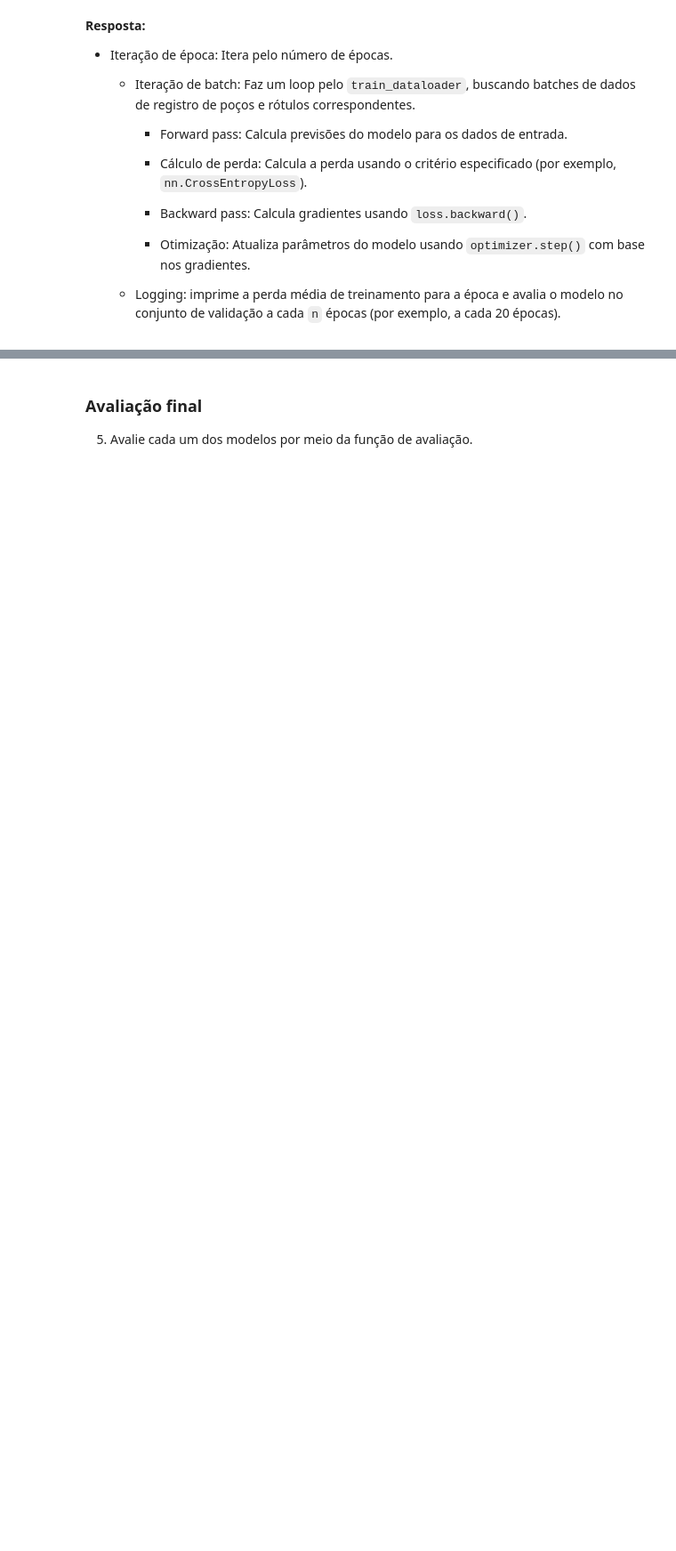
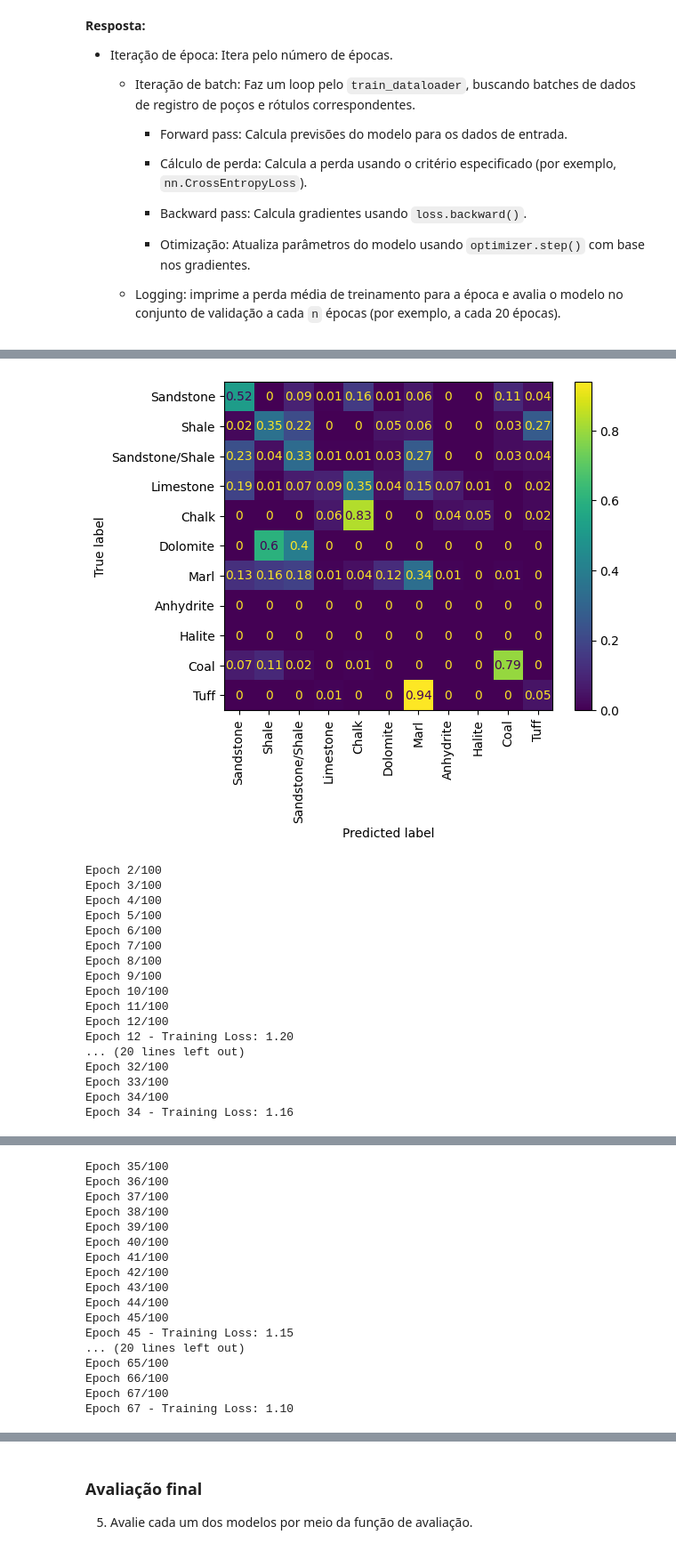
Before and after one commit to uai-ufmg/ciag-2025.1-rj, a Jupyter notebook: semana03/pratica/tatu/S03P01 - Gabarito - Classificador de Litologia.ipynb, the cells around one changed output, grey strips where cells are left out. Shown at 89% size. Drawn from its saved outputs; the diff is of its cells as text; code cells hidden in the pictures; blank space fills up the shorter version.

```diff
--- a/semana03/pratica/tatu/S03P01 - Gabarito - Classificador de Litologia.ipynb
+++ b/semana03/pratica/tatu/S03P01 - Gabarito - Classificador de Litologia.ipynb
@@ -315,6 +315,6 @@ y_test = test_data[cfg.class_col]
 # %%
 scaler = StandardScaler()
 
-X_train[cfg.logs] = scaler.fit_transform(X_train[cfg.logs])
-X_val[cfg.logs] = scaler.transform(X_val[cfg.logs])
-X_test[cfg.logs] = scaler.transform(X_test[cfg.logs])
+X_train.loc[:, cfg.logs] = scaler.fit_transform(X_train.loc[:, cfg.logs])
+X_val.loc[:, cfg.logs] = scaler.transform(X_val.loc[:, cfg.logs])
+X_test.loc[:, cfg.logs] = scaler.transform(X_test.loc[:, cfg.logs])
@@ -390,7 +374,7 @@ class LithologyDataset(Dataset):
         self.lithology_column = lithology_column
         self.no_missing_logs = self.logs + [self.lithology_column]
 
-        self.data['labels'] = labels
+        self.data.loc[:, 'labels'] = labels
         self.list_of_sequences = self.__create_dataset(self.data, verbose=False)
 
     def __create_dataset(self, df:pd.DataFrame, verbose:bool=False) -> list:
@@ -652,8 +636,6 @@ BiRNN_model = RNN(len(cfg.logs), 64, cfg.num_classes, bidirectional=False).to(de
 class_weights = compute_class_weight('balanced', classes=np.unique(y_train.values), y=y_train.values)
 class_weights_torch = torch.tensor(class_weights, dtype=torch.float).to(device)
 criterion = nn.CrossEntropyLoss(weight=class_weights_torch, reduction='mean')
-
-optimizer = torch.optim.Adam(model.parameters(), lr=0.0001)
 # %% [markdown]
 ### Loop de treinamento
 
@@ -675,12 +657,12 @@ optimizer = torch.optim.Adam(model.parameters(), lr=0.0001)
 
     - Logging: imprime a perda média de treinamento para a época e avalia o modelo no conjunto de validação a cada `n` épocas (por exemplo, a cada 20 épocas).
 # %%
-def train(model, epochs=100):
+def train(model, optimizer, epochs=100):
 
     for epoch in range(epochs):
 
         if cfg.verbose:
-            print(f'Epoch {epoch+1}/{epochs}', end='\r')
+            print(f'Epoch {epoch+1}/{epochs}', end='\n')
 
         total_loss = 0
         model.train()
@@ -707,9 +689,12 @@ def train(model, epochs=100):
             optimizer.step()
 
         if cfg.verbose == True and epoch%11==0:
-            print(f"Epoch {epoch+1}/{epochs} - Training Loss: {(total_loss/len(train_dataloader)):.2f}")
+            print(f"Epoch {epoch+1} - Training Loss: {(total_loss/len(train_dataloader)):.2f}")
 
         if epoch%33==0:
             evaluate(model, val_dataloader)
 # %%
-train(RNN_model)
+optimizer = torch.optim.Adam(RNN_model.parameters(), lr=0.0001)
+
+train(RNN_model, optimizer)
+# %% [output]
@@ -715,0 +703,18 @@ train(RNN_model)
+[figure, added]
+Epoch 2/100
+Epoch 3/100
+Epoch 4/100
+Epoch 5/100
+Epoch 6/100
+Epoch 7/100
+Epoch 8/100
+Epoch 9/100
+Epoch 10/100
+Epoch 11/100
+Epoch 12/100
+Epoch 12 - Training Loss: 1.20
+... (20 lines left out)
+Epoch 32/100
+Epoch 33/100
+Epoch 34/100
+Epoch 34 - Training Loss: 1.16
@@ -715,0 +722,17 @@ train(RNN_model)
+Epoch 35/100
+Epoch 36/100
+Epoch 37/100
+Epoch 38/100
+Epoch 39/100
+Epoch 40/100
+Epoch 41/100
+Epoch 42/100
+Epoch 43/100
+Epoch 44/100
+Epoch 45/100
+Epoch 45 - Training Loss: 1.15
+... (20 lines left out)
+Epoch 65/100
+Epoch 66/100
+Epoch 67/100
+Epoch 67 - Training Loss: 1.10
```
Also changed, not shown: parts of 8 cells of this notebook, 6 other files.
